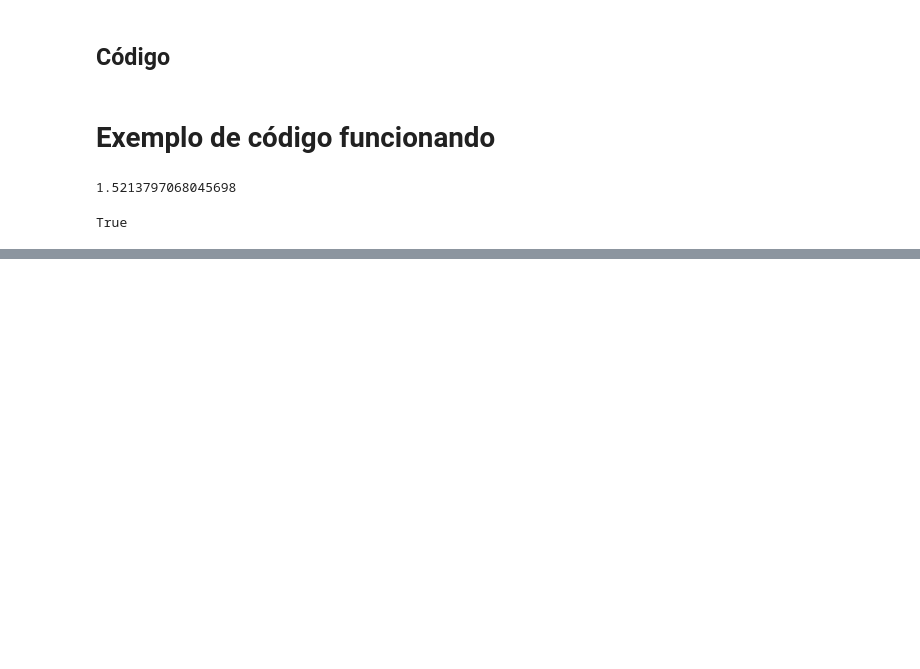
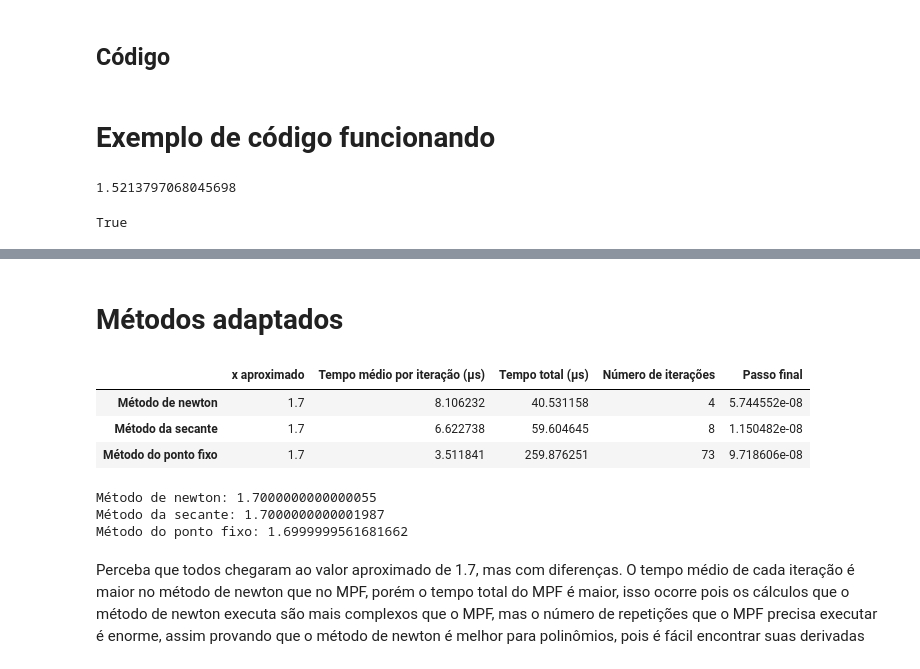
Before and after one commit to Gian-Figueiredo/mat-comp, a Jupyter notebook: cap 2/atv1.ipynb, the cells around one changed output, grey strips where cells are left out. Cells and saved outputs as stored; diff of their text form; code cells hidden in the pictures; blank space fills up the shorter version.

```diff
--- a/cap 2/atv1.ipynb
+++ b/cap 2/atv1.ipynb
@@ -305,0 +504,2 @@ True
+# %% [markdown]
+# Métodos adaptados
@@ -305,0 +600,23 @@ True
+# %%
+a = [-6.8, 10.8, -10.8, 7.4, -3.7, 1]  # Coeficientes do polinômio começando pelo a0 e terminando no an
+epsilon = 10e-8
+itmax = 100
+resultados = [newton_pol(a, 1.5, itmax, epsilon, epsilon), secante_pol(a, 1, 2, itmax, epsilon, epsilon), mpf_pol(a, 1.5, itmax, epsilon, epsilon)]
+df = pd.DataFrame(resultados)
+df.columns = ["x aproximado", "Tempo médio por iteração (µs)", "Tempo total (µs)", "Número de iterações", "Passo final"]
+df.index = ["Método de newton", "Método da secante", "Método do ponto fixo"]
+display(df)
+
+print(f"Método de newton: {resultados[0][0]}")
+print(f"Método da secante: {resultados[1][0]}")
+print(f"Método do ponto fixo: {resultados[2][0]}")
+# %% [output]
+|  | x aproximado | Tempo médio por iteração (µs) | Tempo total (µs) | Número de iterações | Passo final |
+| Método de newton | 1.7 | 8.106232 | 40.531158 | 4 | 5.744552e-08 |
+| Método da secante | 1.7 | 6.622738 | 59.604645 | 8 | 1.150482e-08 |
+| Método do ponto fixo | 1.7 | 3.511841 | 259.876251 | 73 | 9.718606e-08 |
+Método de newton: 1.7000000000000055
+Método da secante: 1.7000000000001987
+Método do ponto fixo: 1.6999999561681662
+# %% [markdown]
+Perceba que todos chegaram ao valor aproximado de 1.7, mas com diferenças. O tempo médio de cada iteração é maior no método de newton que no MPF, porém o tempo total do MPF é maior, isso ocorre pois os cálculos que o método de newton executa são mais complexos que o MPF, mas o número de repetições que o MPF precisa executar é enorme, assim provando que o método de newton é melhor para polinômios, pois é fácil encontrar suas derivadas
```
Also changed, not shown: parts of 47 cells of this notebook.
